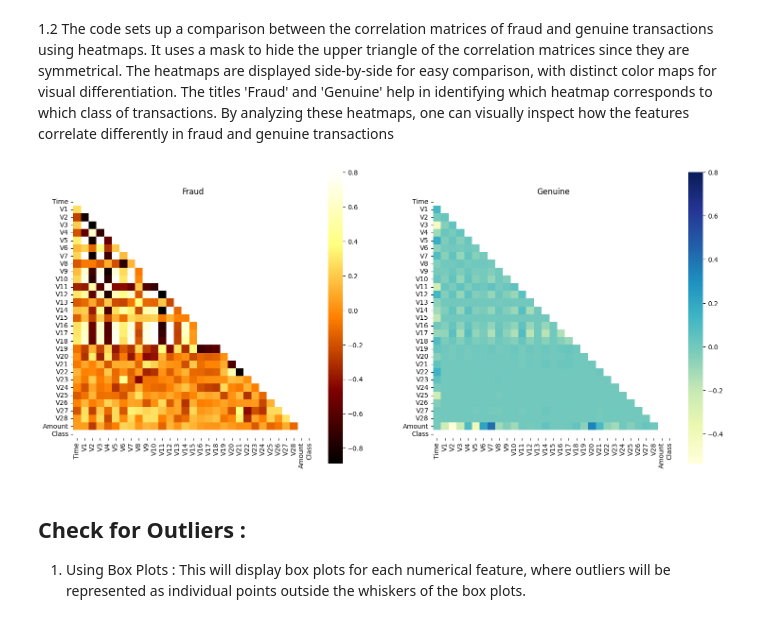
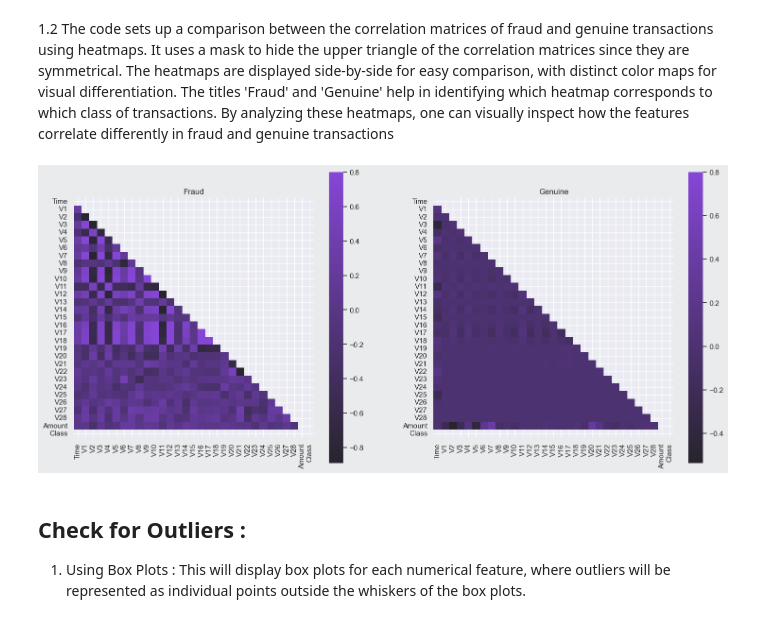
Before and after one commit to WildCodeWolf/Your-Data-Is-Mine, a Jupyter notebook: CreditCardEDA.ipynb, the cells around one changed output. Saved outputs shown, nothing was run; the diff lists cells and outputs as text; code cells hidden in the pictures.

```diff
--- a/CreditCardEDA.ipynb
+++ b/CreditCardEDA.ipynb
@@ -260,17 +276,17 @@ By analyzing these heatmaps, one can visually inspect how the features correlate
 # %%
 
 # Correlation matrix
 f, (ax1, ax2) = plt.subplots(1,2,figsize =( 18, 8))
 corr = abs(df.corr())
 mask = np.zeros_like(corr, dtype=np.bool)
 mask[np.triu_indices_from(mask)] = True
-sns.heatmap((df.loc[df['Class'] ==1]).corr(), vmax = .8, square=True, ax = ax1, cmap = 'afmhot', mask=mask);
+sns.heatmap((df.loc[df['Class'] ==1]).corr(), vmax = .8, square=True, ax = ax1, cmap=p.Colors.purples_c, mask=mask)
 ax1.set_title('Fraud')
-sns.heatmap((df.loc[df['Class'] ==0]).corr(), vmax = .8, square=True, ax = ax2, cmap = 'YlGnBu', mask=mask);
+sns.heatmap((df.loc[df['Class'] ==0]).corr(), vmax = .8, square=True, ax = ax2, cmap=p.Colors.purples_c, mask=mask)
 ax2.set_title('Genuine')
 plt.show()
 # %% [output]
-[figure, old version]
+[figure, new version]
 # %% [markdown]
 ## Check for Outliers :
 
```
Also changed, not shown: parts of 4 cells of this notebook, 2 other files.
